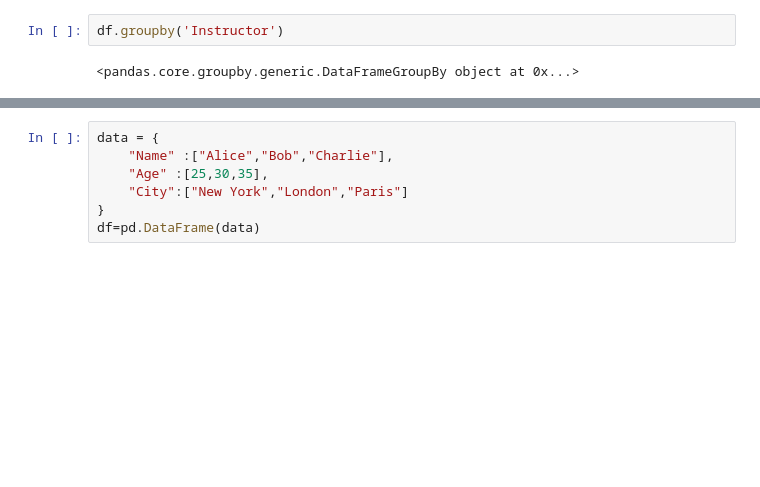
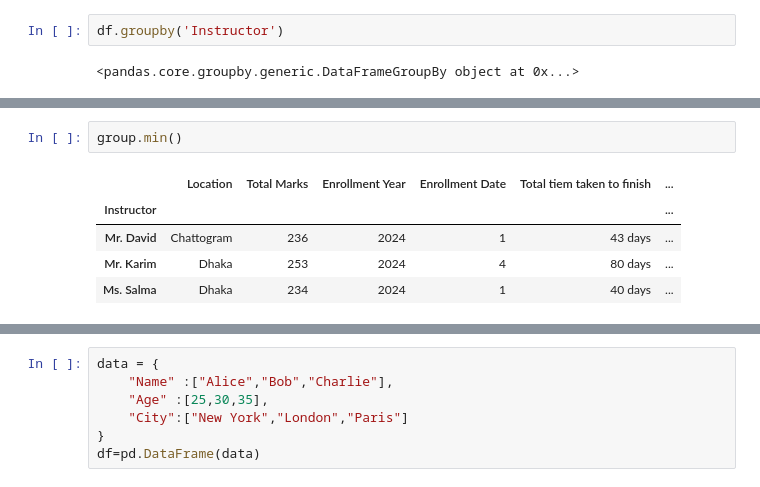
Before and after one commit to rabeyanoor/AI-ML, a Jupyter notebook: Week-4/Module_14.ipynb, the cells around one changed output, grey strips where cells are left out. Cells and saved outputs as stored; diff of their text form; blank space fills up the shorter version.

```diff
--- a/Week-4/Module_14.ipynb
+++ b/Week-4/Module_14.ipynb
@@ -1089,0 +1117,8 @@ df.groupby('Instructor')
+# %%
+group.min()
+# %% [output]
+|  | Location | Total Marks | Enrollment Year | Enrollment Date | Total tiem taken to finish | ... |
+| Instructor |  |  |  |  |  | ... |
+| Mr. David | Chattogram | 236 | 2024 | 1 | 43 days | ... |
+| Mr. Karim | Dhaka | 253 | 2024 | 4 | 80 days | ... |
+| Ms. Salma | Dhaka | 234 | 2024 | 1 | 40 days | ... |
```
Also changed, not shown: parts of 10 cells of this notebook.
